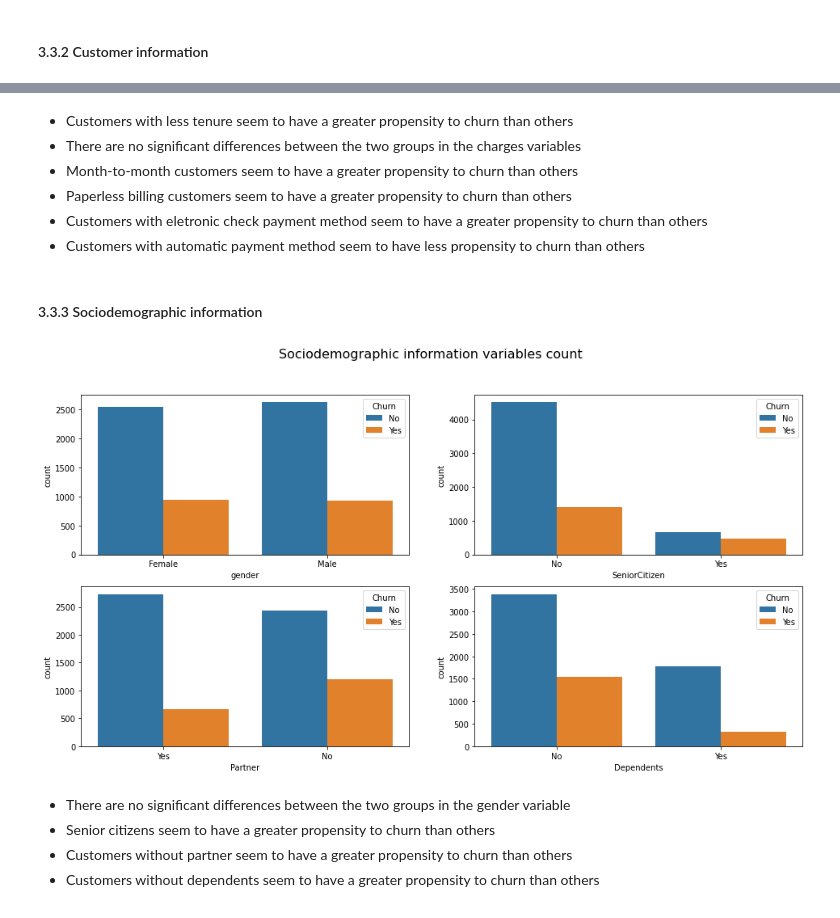
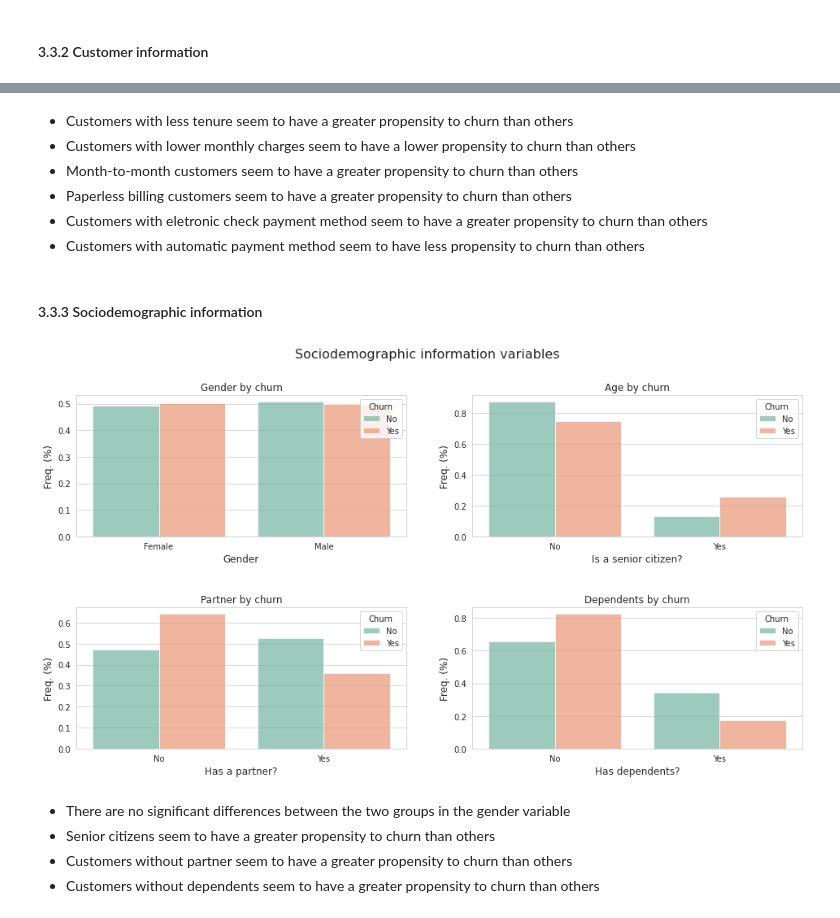
Before and after one commit to manuelcalcada/Telco-Customer-Churn, a Jupyter notebook: 1. EDA/Telco_churn - EDA.ipynb, the cells around one changed output, grey strips where cells are left out. Saved outputs shown, nothing was run; the diff lists cells and outputs as text; code cells hidden in the pictures.

```diff
--- a/1. EDA/Telco_churn - EDA.ipynb
+++ b/1. EDA/Telco_churn - EDA.ipynb
@@ -153,6 +151,8 @@ from google.colab import drive
 pd.options.display.max_columns = None
 np.random.seed(10)
 seed = 10
+sns.set_palette("Set2")
+sns.set_style("whitegrid")
 # %% [markdown]
 ## 2. Data gathering
 # %% [markdown]
@@ -164,5 +164,5 @@ Drive already mounted at /content/drive/; to attempt to forcibly remount, call d
 # %%
-data = pd.read_csv('/content/drive/MyDrive/CHURN/Data/Telco_churn_data.csv', sep = ',') # reading data from csv
+data = pd.read_csv('/content/drive/MyDrive/Kaggle studies/1. Telco Customer Churn/Data/Telco_churn_data.csv', sep = ',') # reading data from csv
 data.head() # show first 5 lines
 # %% [output]
 |  | customerID | gender | SeniorCitizen | Partner | Dependents | tenure | PhoneService | MultipleLines | ... |
@@ -629,6 +708,6 @@ plt.show()
 # %% [markdown]
 - Customers with less tenure seem to have a greater propensity to churn than others
-- There are no significant differences between the two groups in the charges variables
+- Customers with lower monthly charges seem to have a lower propensity to churn than others
 - Month-to-month customers seem to have a greater propensity to churn than others
 - Paperless billing customers seem to have a greater propensity to churn than others
 - Customers with eletronic check payment method seem to have a greater propensity to churn than others
@@ -638,13 +723,34 @@ plt.show()
 # %%
 fig, axs = plt.subplots(2, 2, figsize=(16, 8))
-sns.countplot(data=data, x="gender", ax=axs[0,0], hue=data.Churn)
-sns.countplot(data=data, x="SeniorCitizen", ax=axs[0,1], hue=data.Churn)
-sns.countplot(data=data, x="Partner", ax=axs[1,0], hue=data.Churn)
-sns.countplot(data=data, x="Dependents", ax=axs[1,1], hue=data.Churn)
-fig.suptitle('Sociodemographic information variables count', fontsize=16)
+freq = (data.groupby(['gender','Churn']).size() / data.groupby(['Churn']).size()).reset_index().rename({0:'Frequência'}, axis=1)
+ax1 = sns.barplot(x='gender', hue='Churn', y='Frequência', data=freq, alpha=0.7, ax=axs[0,0])
+ax1.title.set_text('Gender by churn')
+ax1.set_xlabel('Gender', fontsize=12)
+ax1.set_ylabel('Freq. (%)', fontsize=12)
+
+freq = (data.groupby(['SeniorCitizen','Churn']).size() / data.groupby(['Churn']).size()).reset_index().rename({0:'Frequência'}, axis=1)
+ax1 = sns.barplot(x='SeniorCitizen', hue='Churn', y='Frequência', data=freq, alpha=0.7, ax=axs[0,1])
+ax1.title.set_text('Age by churn')
+ax1.set_xlabel('Is a senior citizen?', fontsize=12)
+ax1.set_ylabel('Freq. (%)', fontsize=12)
+
+freq = (data.groupby(['Partner','Churn']).size() / data.groupby(['Churn']).size()).reset_index().rename({0:'Frequência'}, axis=1)
+ax1 = sns.barplot(x='Partner', hue='Churn', y='Frequência', data=freq, alpha=0.7, ax=axs[1,0])
+ax1.title.set_text('Partner by churn')
+ax1.set_xlabel('Has a partner?', fontsize=12)
+ax1.set_ylabel('Freq. (%)', fontsize=12)
+
+freq = (data.groupby(['Dependents','Churn']).size() / data.groupby(['Churn']).size()).reset_index().rename({0:'Frequência'}, axis=1)
+ax1 = sns.barplot(x='Dependents', hue='Churn', y='Frequência', data=freq, alpha=0.7, ax=axs[1,1])
+ax1.title.set_text('Dependents by churn')
+ax1.set_xlabel('Has dependents?', fontsize=12)
+ax1.set_ylabel('Freq. (%)', fontsize=12)
+
+fig.suptitle('Sociodemographic information variables', fontsize=16)
+fig.subplots_adjust(hspace=.5)
 plt.show()
 # %% [output]
-[figure, old version]
+[figure, new version]
 # %% [markdown]
 - There are no significant differences between the two groups in the gender variable
 - Senior citizens seem to have a greater propensity to churn than others
```
Also changed, not shown: parts of 12 cells of this notebook.
